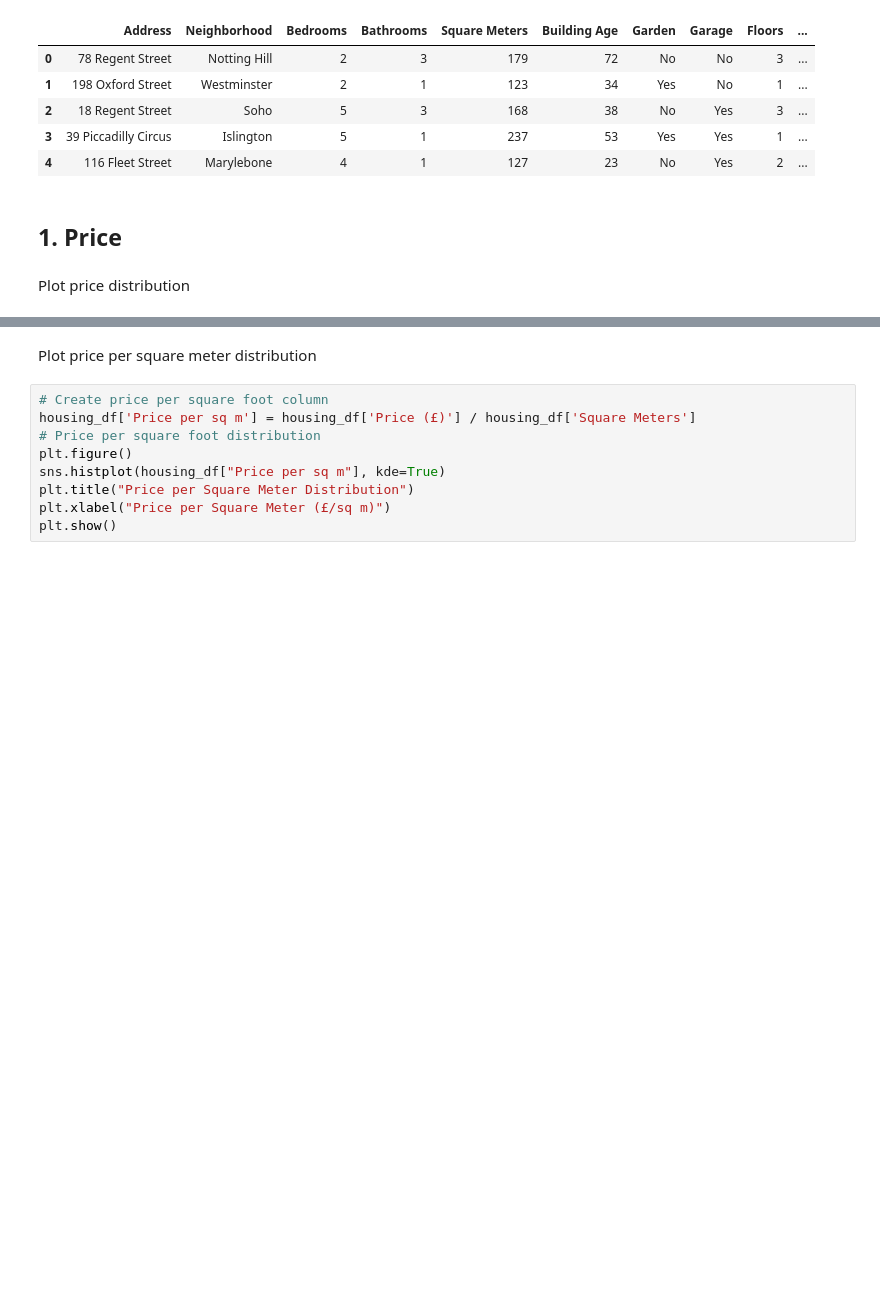
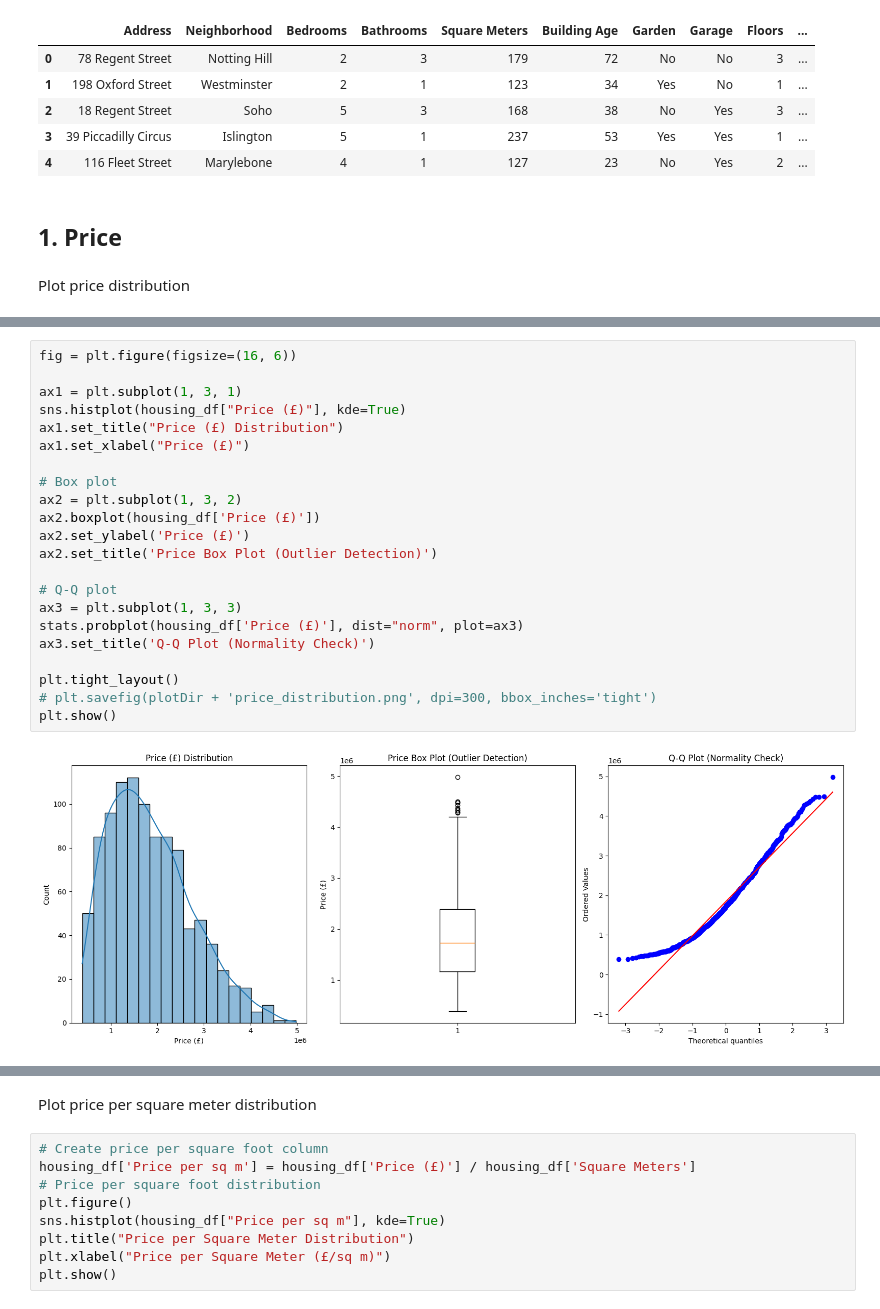
Before and after one commit to rsamconn/London-housing, a Jupyter notebook: EDA.ipynb, the cells around one changed output, grey strips where cells are left out. Saved outputs shown, nothing was run; the diff lists cells and outputs as text; blank space fills up the shorter version.

```diff
--- a/EDA.ipynb
+++ b/EDA.ipynb
@@ -92,0 +40,24 @@ outliers = housing_df[(housing_df['Price (£)'] < Q1 - 1.5 * IQR) | (housing_df[
+# %%
+fig = plt.figure(figsize=(16, 6))
+
+ax1 = plt.subplot(1, 3, 1)
+sns.histplot(housing_df["Price (£)"], kde=True)
+ax1.set_title("Price (£) Distribution")
+ax1.set_xlabel("Price (£)")
+
+# Box plot
+ax2 = plt.subplot(1, 3, 2)
+ax2.boxplot(housing_df['Price (£)'])
+ax2.set_ylabel('Price (£)')
+ax2.set_title('Price Box Plot (Outlier Detection)')
+
+# Q-Q plot
+ax3 = plt.subplot(1, 3, 3)
+stats.probplot(housing_df['Price (£)'], dist="norm", plot=ax3)
+ax3.set_title('Q-Q Plot (Normality Check)')
+
+plt.tight_layout()
+# plt.savefig(plotDir + 'price_distribution.png', dpi=300, bbox_inches='tight')
+plt.show()
+# %% [output]
+[figure, added]
```
Also changed, not shown: parts of 13 cells of this notebook, 1 other file.
